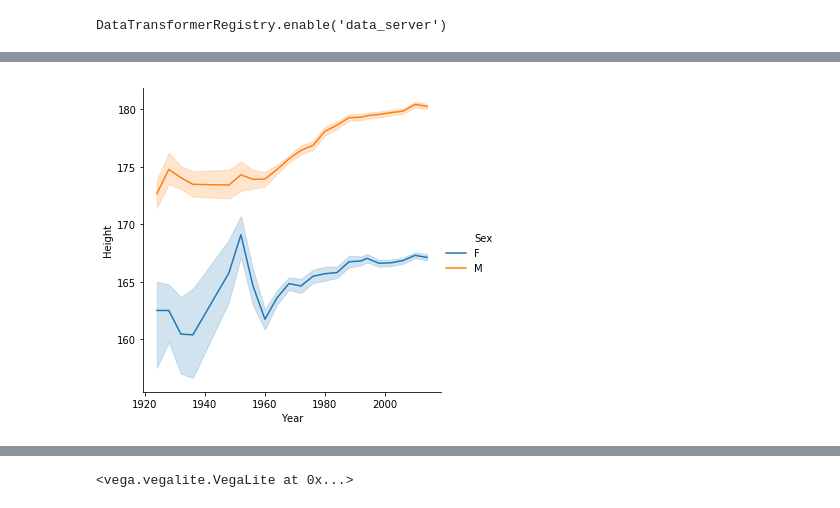
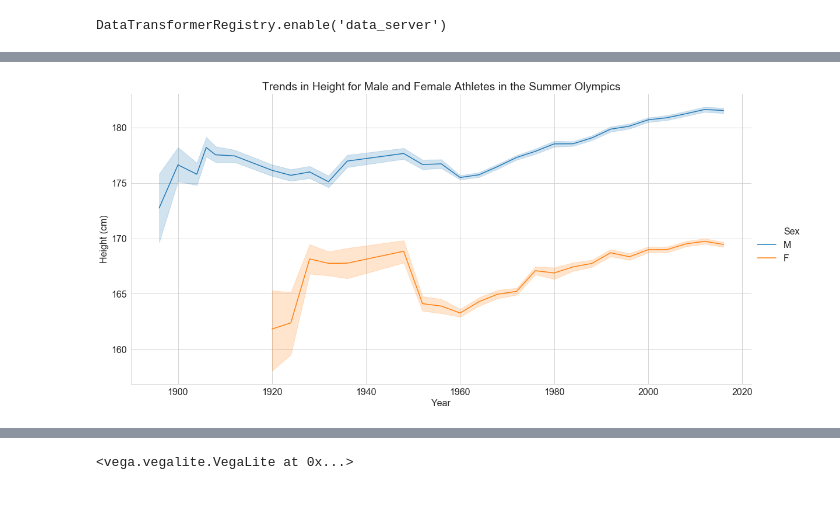
Before and after one commit to sarthakbatragatech/OlympicViz, a Jupyter notebook: 2. Height.ipynb, the cells around one changed output, grey strips where cells are left out. Saved outputs shown, nothing was run; the diff lists cells and outputs as text; code cells hidden in the pictures.

```diff
--- a/2. Height.ipynb
+++ b/2. Height.ipynb
@@ -37,4 +50,13 @@ g = sns.relplot(x='Year', y='Height', kind='line', hue='Sex', data=summer_df)
-# %%
-g = sns.relplot(x='Year', y='Height', kind='line', hue='Sex', data=winter_df)
-# %% [output]
-[figure, removed]
+# %%
+# Trends in Height for Summer Olympic Athletes: A gender perspective
+
+sns.set_style("whitegrid")
+g = sns.relplot(x='Year', y='Height', kind='line', hue='Sex', data=summer_df, height = 8, aspect=2)
+
+plt.title('Trends in Height for Male and Female Athletes in the Summer Olympics', y=1.1)
+plt.xlabel('Year')
+plt.ylabel('Height (cm)')
+plt.savefig('plots/height_summer_gender_line.png')
+plt.show(g)
+# %% [output]
+[figure, added]
```
Also changed, not shown: parts of 5 cells of this notebook, 6 other files.
